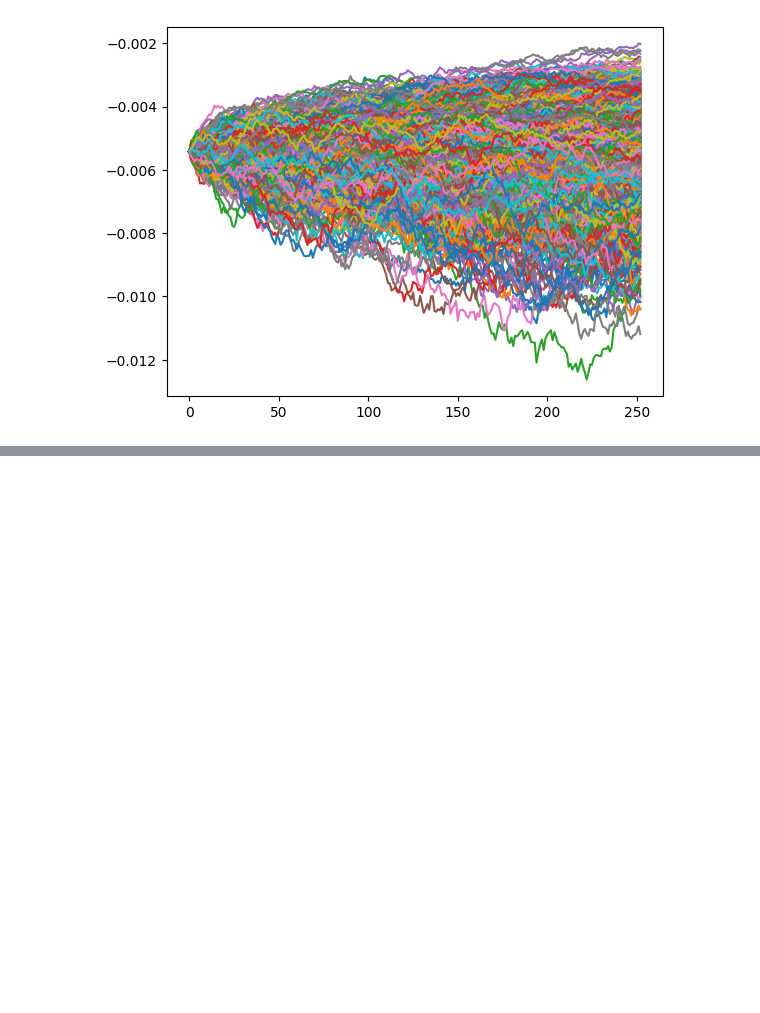
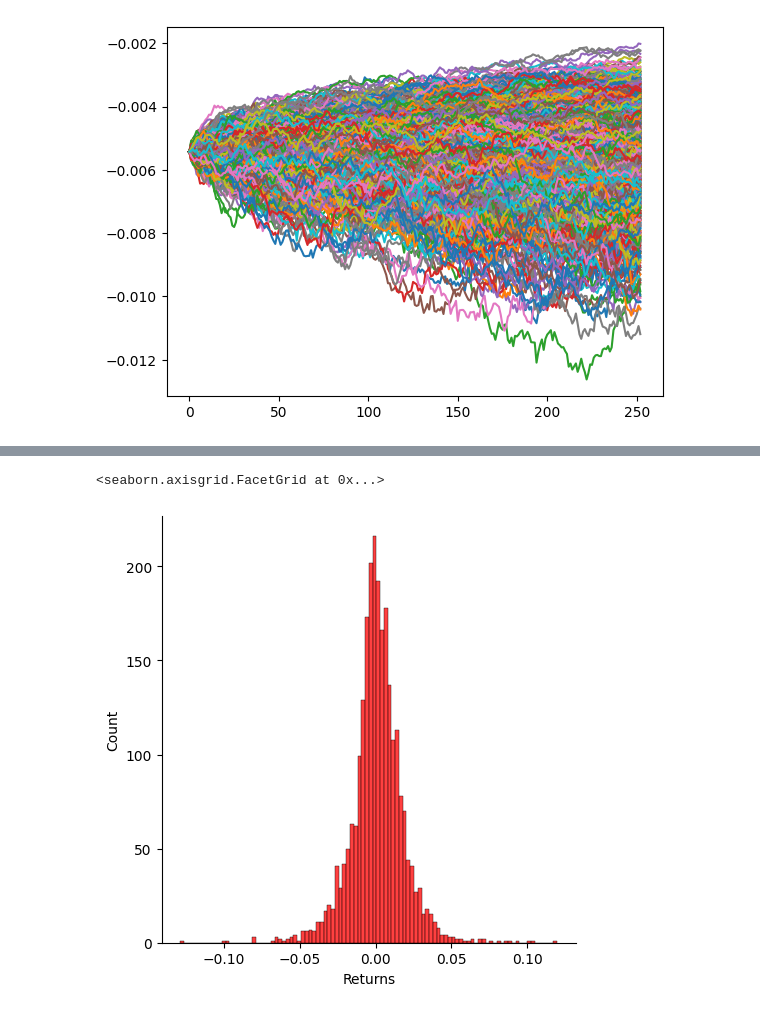
Before and after one commit to prasad14082000/Quant-Time-Series-Forecasting-ML, a Jupyter notebook: BASICS/008_Basic-statistics.ipynb, the cells around one changed output, grey strips where cells are left out. Saved outputs shown, nothing was run; the diff lists cells and outputs as text; code cells hidden in the pictures; blank space fills up the shorter version.

```diff
--- a/BASICS/008_Basic-statistics.ipynb
+++ b/BASICS/008_Basic-statistics.ipynb
@@ -234,0 +283,5 @@ plt.show()
+# %%
+sns.displot(df['Returns'].dropna(), bins = 100, color = 'red')
+# %% [output]
+<seaborn.axisgrid.FacetGrid at 0x...>
+[figure, added]
```
Also changed, not shown: parts of 22 cells of this notebook.
